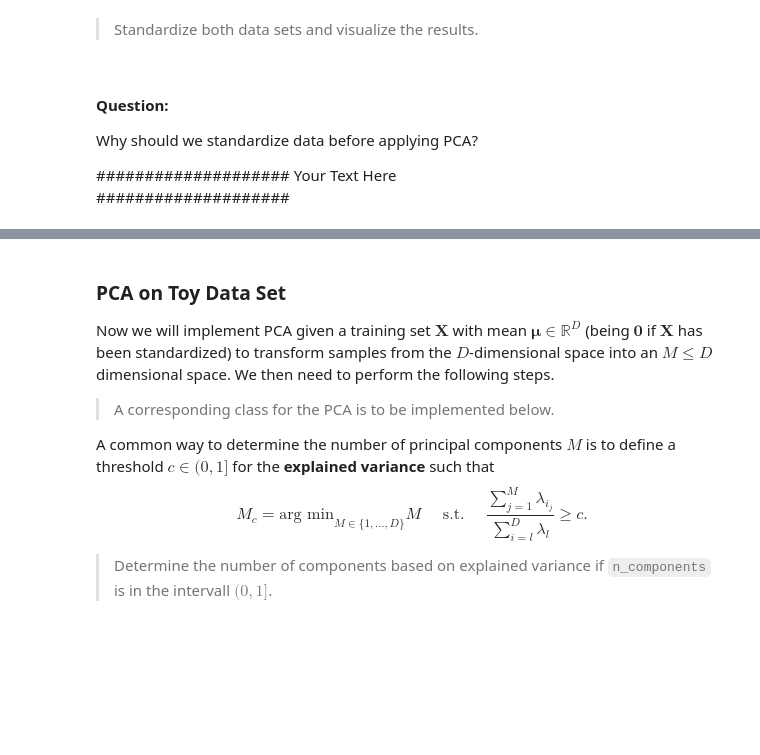
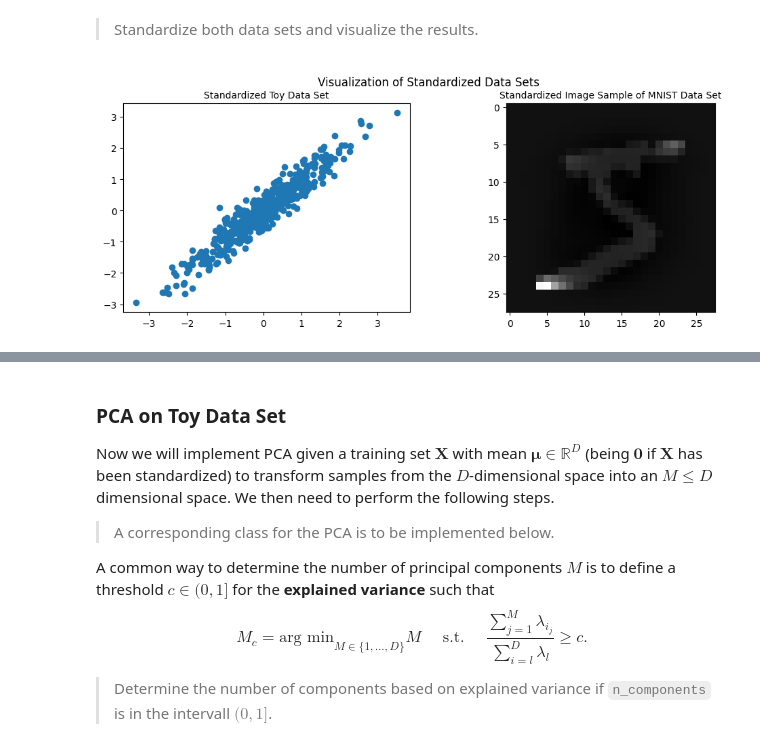
Before and after one commit to KlaraGtknst/PatRec2_SoSe24, a Jupyter notebook: 09_PCA.ipynb, the cells around one changed output, grey strips where cells are left out. Cells and saved outputs as stored; diff of their text form; code cells hidden in the pictures; blank space fills up the shorter version.

```diff
--- a/09_PCA.ipynb
+++ b/09_PCA.ipynb
@@ -62,9 +67,10 @@ class StandardScaler:
         Returns:
             The fitted StandardScaler object.
         """
-####################
-# Your Code Here   #
-####################
+        #self.X = X
+        self.mean = np.mean(X, axis=0)
+        self.std = np.std(X, axis=0)
+        self.std = self.std + 1e-10
 
     def transform(self, X):
         """Standardizes input samples `X`.
@@ -75,9 +81,7 @@ class StandardScaler:
         Returns:
             Standardized samples.
         """
-####################
-# Your Code Here   #
-####################
+        return (X - self.mean) / self.std
 
     def inverse_transform(self, Z):
         """Scales back the data to the original data representation.
@@ -88,8 +92,6 @@ class StandardScaler:
         Returns:
             Re-scaled samples.
         """
-####################
-# Your Code Here   #
-####################
+        return Z * self.std + self.mean
 # %% [markdown]
 > Standardize both data sets and visualize the results.
@@ -100,7 +98,23 @@ class StandardScaler:
-# %% [markdown]
-#### **Question:**
-Why should we standardize data before applying PCA?
-
-####################
- Your Text Here
-####################
+# %%
+# Standardize toy data set.
+scaler = StandardScaler()
+scaler.fit(X_toy)
+X_toy_scaled = scaler.transform(X_toy)
+
+# Standardize MNIST data set.
+scaler_img = StandardScaler()
+scaler_img.fit(X_img)
+X_img_scaled = scaler_img.transform(X_img)
+
+# Plot standardized data sets.
+fig = plt.figure(figsize=(12, 4))
+fig.suptitle('Visualization of Standardized Data Sets')
+plt.subplot(121)
+plt.title('Standardized Toy Data Set', fontsize=10)
+plt.scatter(X_toy_scaled[:, 0], X_toy_scaled[:, 1])
+plt.subplot(122)
+plt.title('Standardized Image Sample of MNIST Data Set', fontsize=10)
+plt.imshow(X_img_scaled[0].reshape(28, 28), cmap='gray')
+plt.show()
+# %% [output]
+[figure, added]
```
Also changed, not shown: parts of 4 cells of this notebook.
